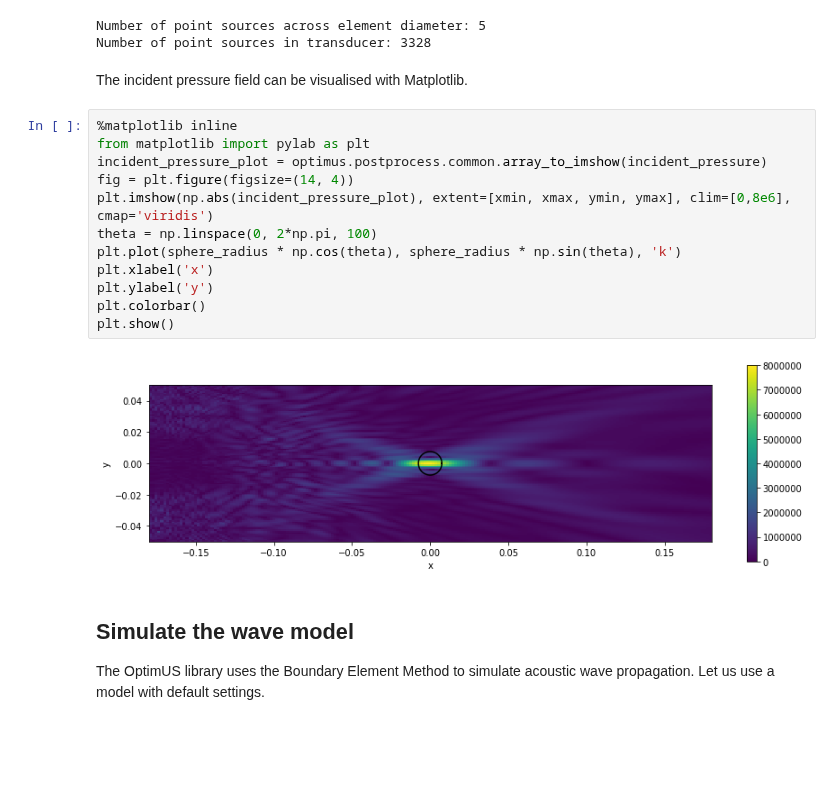
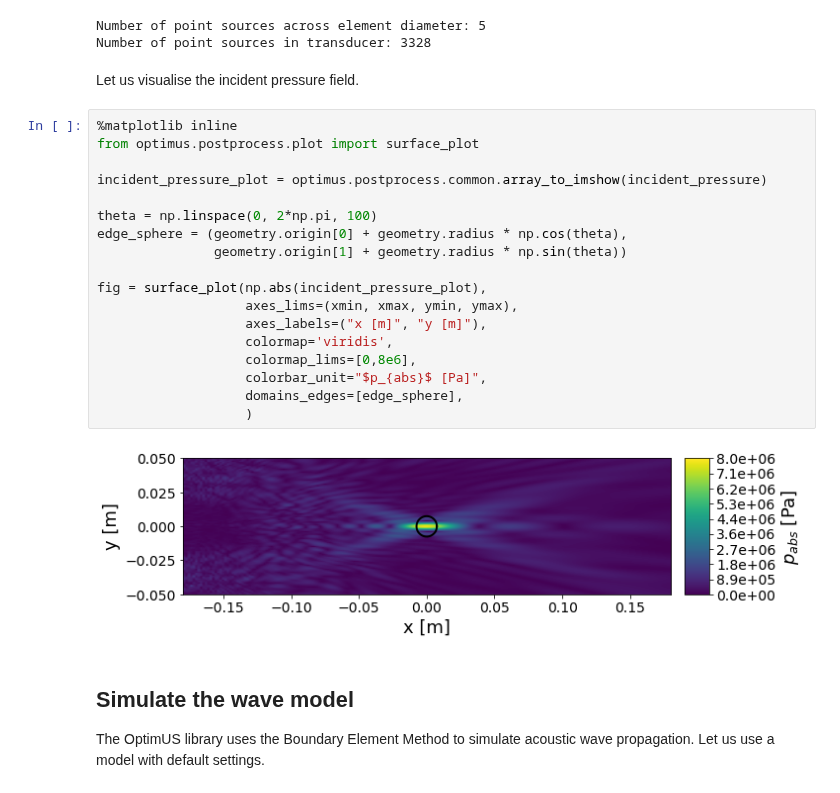
Before and after one commit to optimuslib/optimus, a Jupyter notebook: notebooks/Array source simulation.ipynb, the cells around one changed output. Cells and saved outputs as stored; diff of their text form; blank space fills up the shorter version.

```diff
--- a/notebooks/Array source simulation.ipynb
+++ b/notebooks/Array source simulation.ipynb
@@ -86,22 +80,28 @@ incident_pressure = inc_field.pressure.reshape([Nx, Ny])
 # %% [output]
 Number of point sources across element diameter: 5
 Number of point sources in transducer: 3328
-# %% [markdown]
-The incident pressure field can be visualised with Matplotlib.
-# %%
-%matplotlib inline
-from matplotlib import pylab as plt
-incident_pressure_plot = optimus.postprocess.common.array_to_imshow(incident_pressure)
-fig = plt.figure(figsize=(14, 4))
-plt.imshow(np.abs(incident_pressure_plot), extent=[xmin, xmax, ymin, ymax], clim=[0,8e6], cmap='viridis')
-theta = np.linspace(0, 2*np.pi, 100)
-plt.plot(sphere_radius * np.cos(theta), sphere_radius * np.sin(theta), 'k')
-plt.xlabel('x')
-plt.ylabel('y')
-plt.colorbar()
-plt.show()
-# %% [output]
-[figure, removed]
+# %% [markdown]
+Let us visualise the incident pressure field.
+# %%
+%matplotlib inline
+from optimus.postprocess.plot import surface_plot
+
+incident_pressure_plot = optimus.postprocess.common.array_to_imshow(incident_pressure)
+
+theta = np.linspace(0, 2*np.pi, 100)
+edge_sphere = (geometry.origin[0] + geometry.radius * np.cos(theta),
+               geometry.origin[1] + geometry.radius * np.sin(theta))
+
+fig = surface_plot(np.abs(incident_pressure_plot),
+                   axes_lims=(xmin, xmax, ymin, ymax),
+                   axes_labels=("x [m]", "y [m]"),
+                   colormap='viridis',
+                   colormap_lims=[0,8e6],
+                   colorbar_unit="$p_{abs}$ [Pa]",
+                   domains_edges=[edge_sphere],
+                   )
+# %% [output]
+[figure, added]
 # %% [markdown]
 ## Simulate the wave model
 
```
Also changed, not shown: parts of 2 cells of this notebook, 1 other file.
